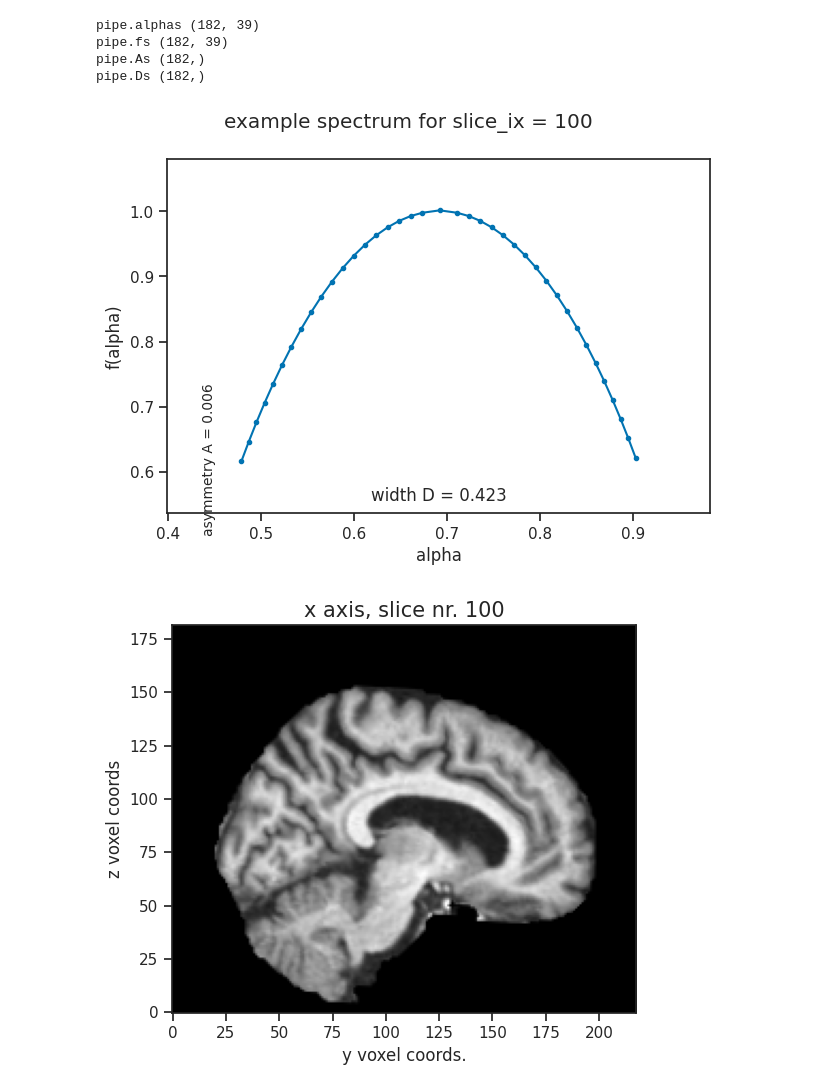
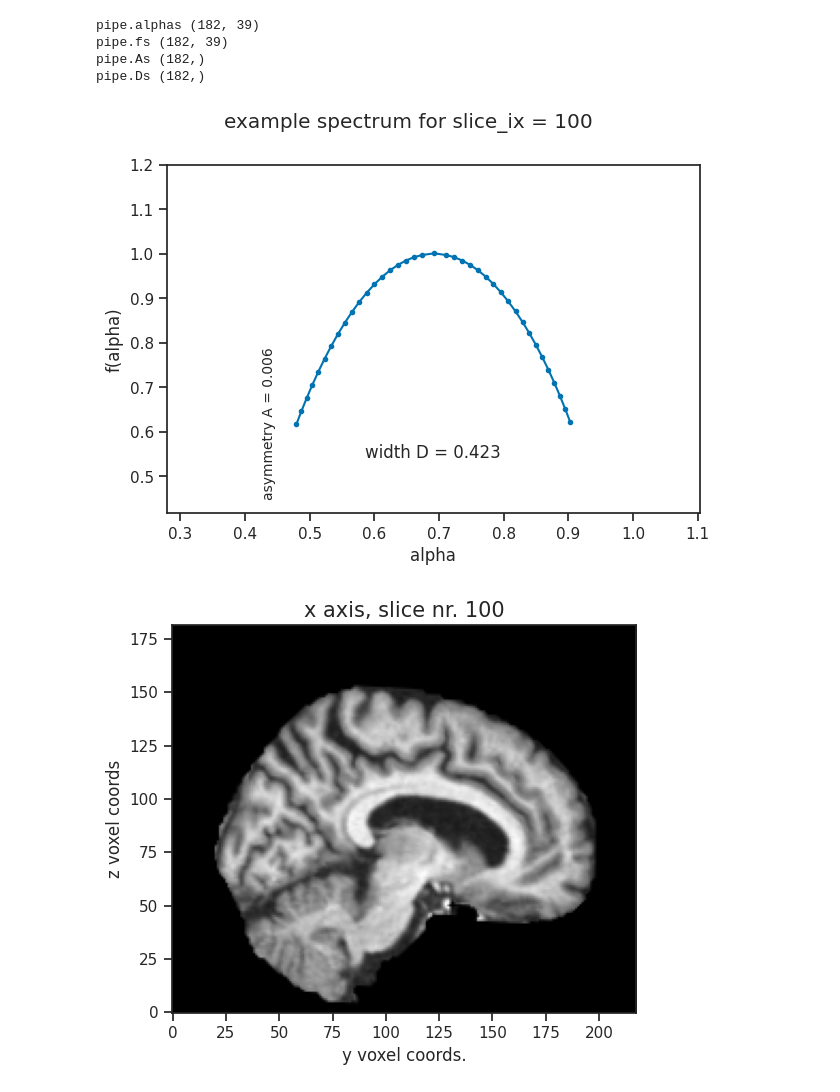
Before and after one commit to Mark-Kac-Center/MFSCA, a Jupyter notebook: Workshop.ipynb, the cells around one changed output. Cells and saved outputs as stored; diff of their text form; code cells hidden in the pictures.

```diff
--- a/Workshop.ipynb
+++ b/Workshop.ipynb
@@ -192,7 +183,9 @@ For long-range monofractal-correlated time series $H$ deviates from 0.5:
 # %% [markdown]
 Let's load the FSCA pipeline dedicated to 2D images and take a look at the key objects in the pipeline variable.
 # %%
-pipe = fsca.pipeline_2d(verbose = True)
+import fsca
+
+pipe = fsca.pipeline_2d() # set verbose = True for more info
 pipe.run(fbm_array[0])
 
 # key fractal objects:
@@ -790,35 +718,35 @@ width_D = pipe.Ds[slice_ix]
 asym_A = pipe.As[slice_ix]
 ix_one = np.nanargmin(np.abs(pipe.fs[slice_ix] - 1))
 
 y1 = np.nanmin(pipe.fs[slice_ix,:ix_one])
 y2 = np.nanmin(pipe.fs[slice_ix,ix_one:])
 ymin, ymax = min(y1,y2), max(y1,y2)
 
 xmin = np.nanmin(pipe.alphas[slice_ix])
 xmax = np.nanmax(pipe.alphas[slice_ix])
 
 fig, ax = plt.subplots()
 
 ax.plot(pipe.alphas[slice_ix], pipe.fs[slice_ix],'.-')
 
 y0 = ymin-0.03
 ax.annotate("", xytext=(xmin, y0), xy=(xmax, y0), xycoords='data', arrowprops=dict(arrowstyle="<->"))
 ax.annotate(f"width D = {width_D:.3f}", xy = ((xmax+xmin)/2,y0),xytext = (0,-4),textcoords = 'offset points', va='top',ha='center', fontsize=12)
 
 x0 = xmin
 ax.annotate("", xytext=(xmin-0.02, ymax), xy=(xmin-0.02, ymin), xycoords='data', arrowprops=dict(arrowstyle="<->"))
 ax.annotate(f"asymmetry A = {asym_A:.3f}", xy = (x0-0.02,(ymax+ymin)/2),xytext = (-5,0), textcoords = 'offset points', va='center',ha='right', fontsize=10, rotation = 90)
 
 
 fig.suptitle(f'example spectrum for slice_ix = {slice_ix}')
 ax.set_xlabel('alpha')
 ax.set_ylabel('f(alpha)')
-do = 0.08
+do = 0.2
 ax.set_xlim(xmin-do,xmax+do)
 ax.set_ylim(ymin-do,1+do)
 fig.tight_layout()
 # %% [output]
-[figure, old version]
+[figure, new version]
 # %%
 # Have a look at the brain slice
 fig, ax = plt.subplots(ncols=1, figsize=(15, 5))
```
Also changed, not shown: parts of 16 cells of this notebook.
